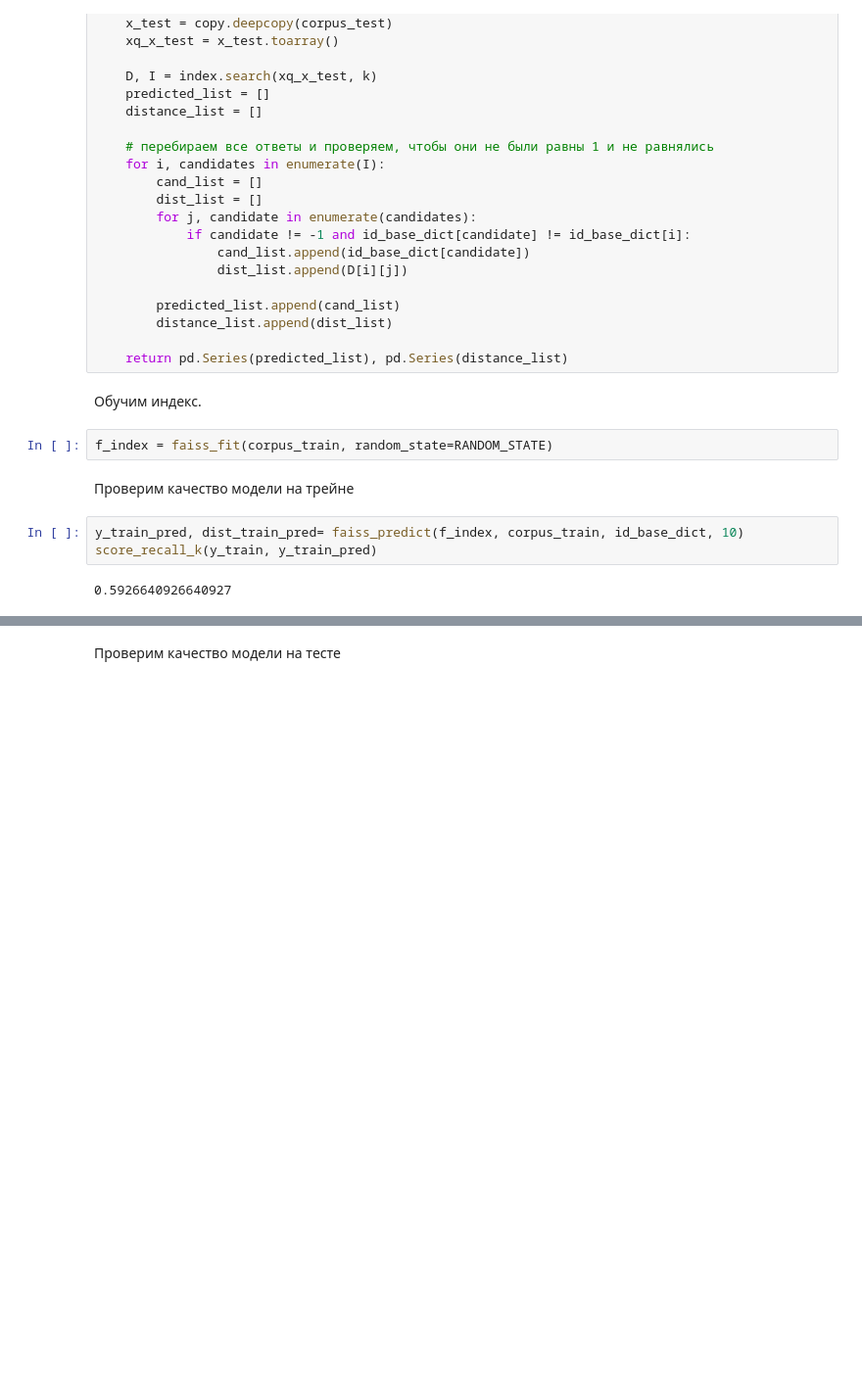
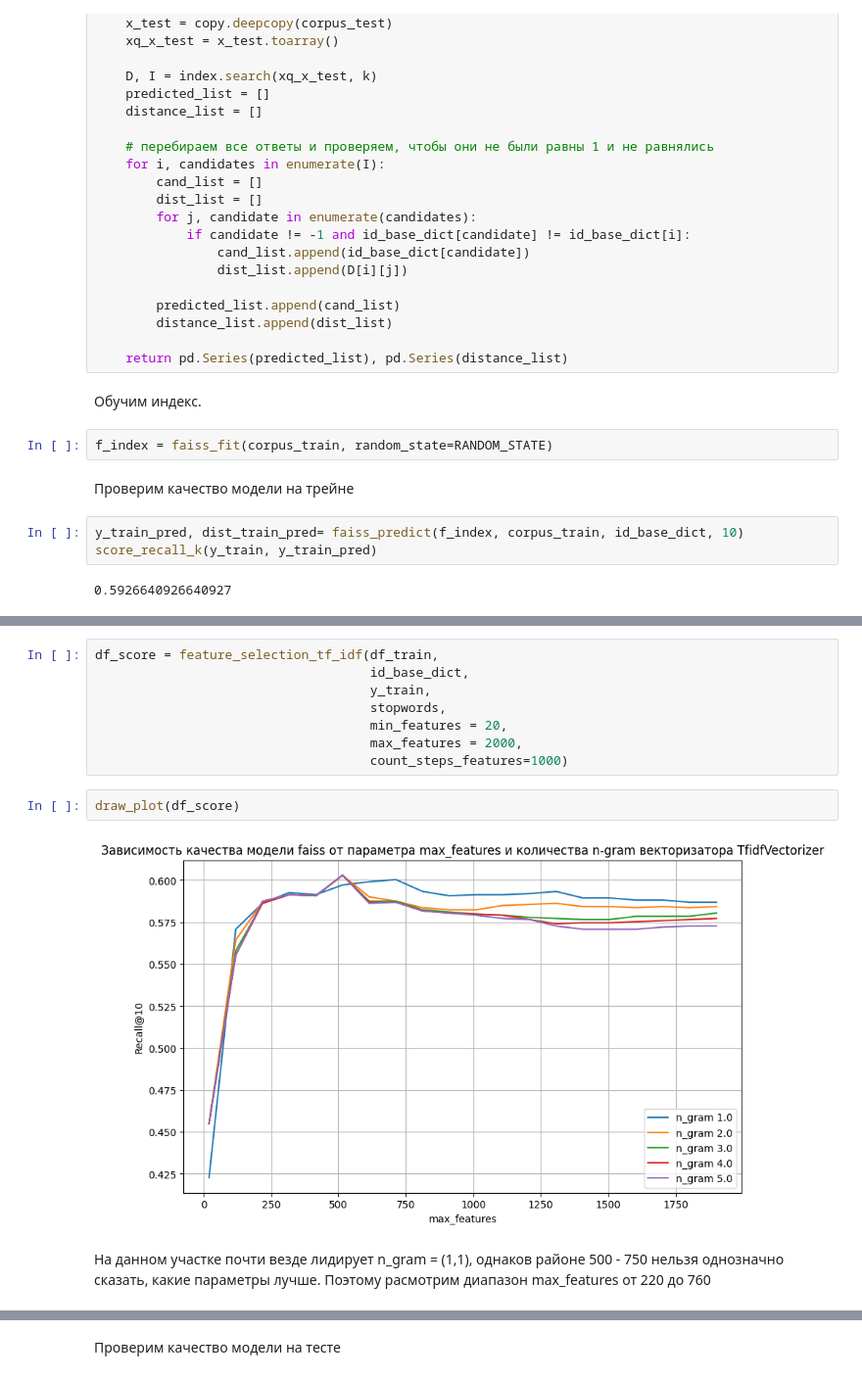
Before and after one commit to Musical-Detectives-Team/hakaton_yandex_music, a Jupyter notebook: modeling.ipynb, the cells around one changed output, grey strips where cells are left out. Shown: that part at 98% size. Saved outputs shown, nothing was run; the diff lists cells and outputs as text; blank space fills up the shorter version.

```diff
--- a/modeling.ipynb
+++ b/modeling.ipynb
@@ -150,0 +230,14 @@ score_recall_k(y_train, y_train_pred)
+# %%
+df_score = feature_selection_tf_idf(df_train,
+                                    id_base_dict,
+                                    y_train,
+                                    stopwords,
+                                    min_features = 20,
+                                    max_features = 2000,
+                                    count_steps_features=1000)
+# %%
+draw_plot(df_score)
+# %% [output]
+[figure, added]
+# %% [markdown]
+На данном участке почти везде лидирует n_gram = (1,1), однаков районе 500 - 750 нельзя однозначно сказать, какие параметры лучше. Поэтому  расмотрим диапазон max_features от 220 до 760
```
Also changed, not shown: parts of 155 cells of this notebook, 2 other files.
